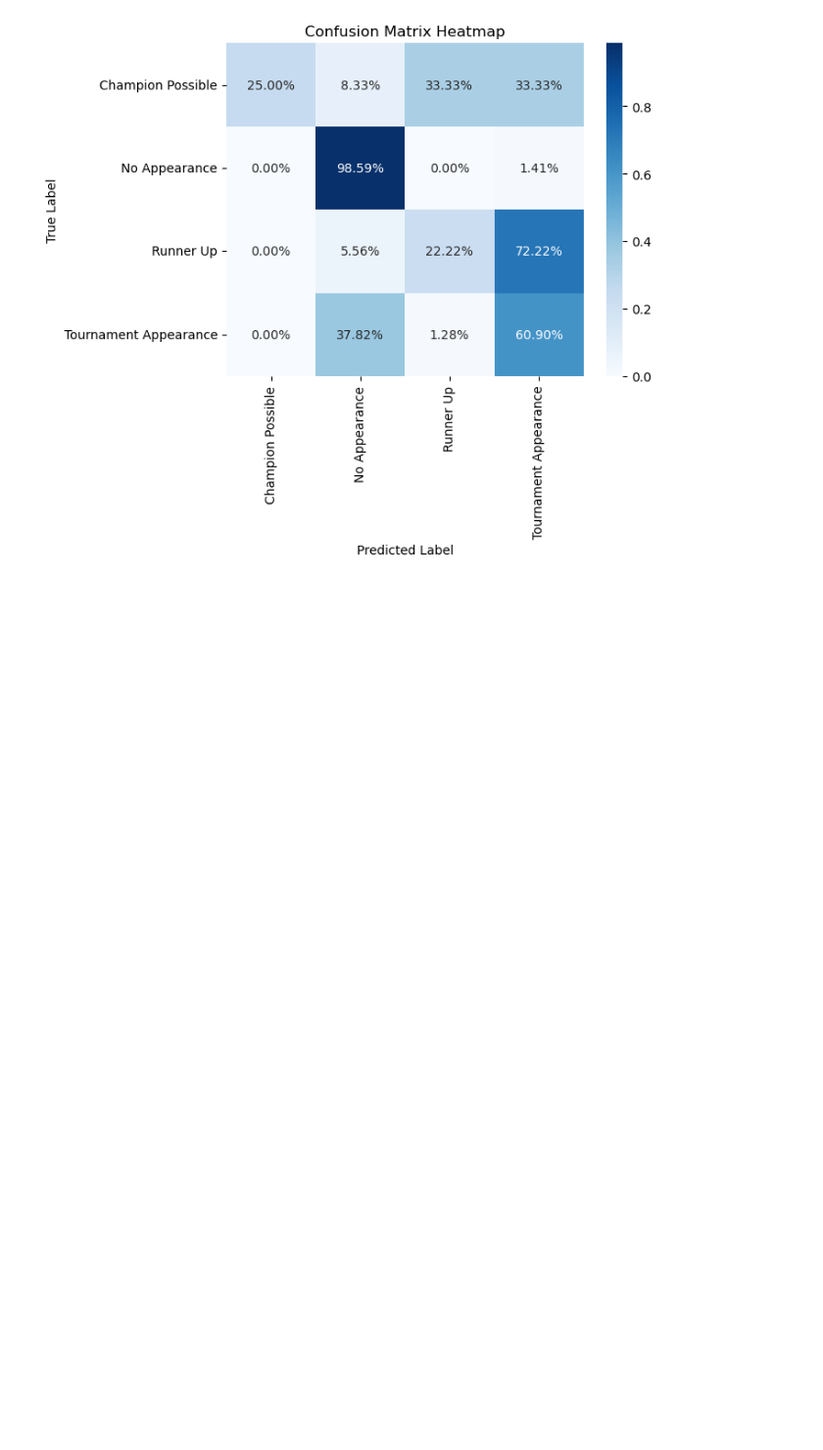
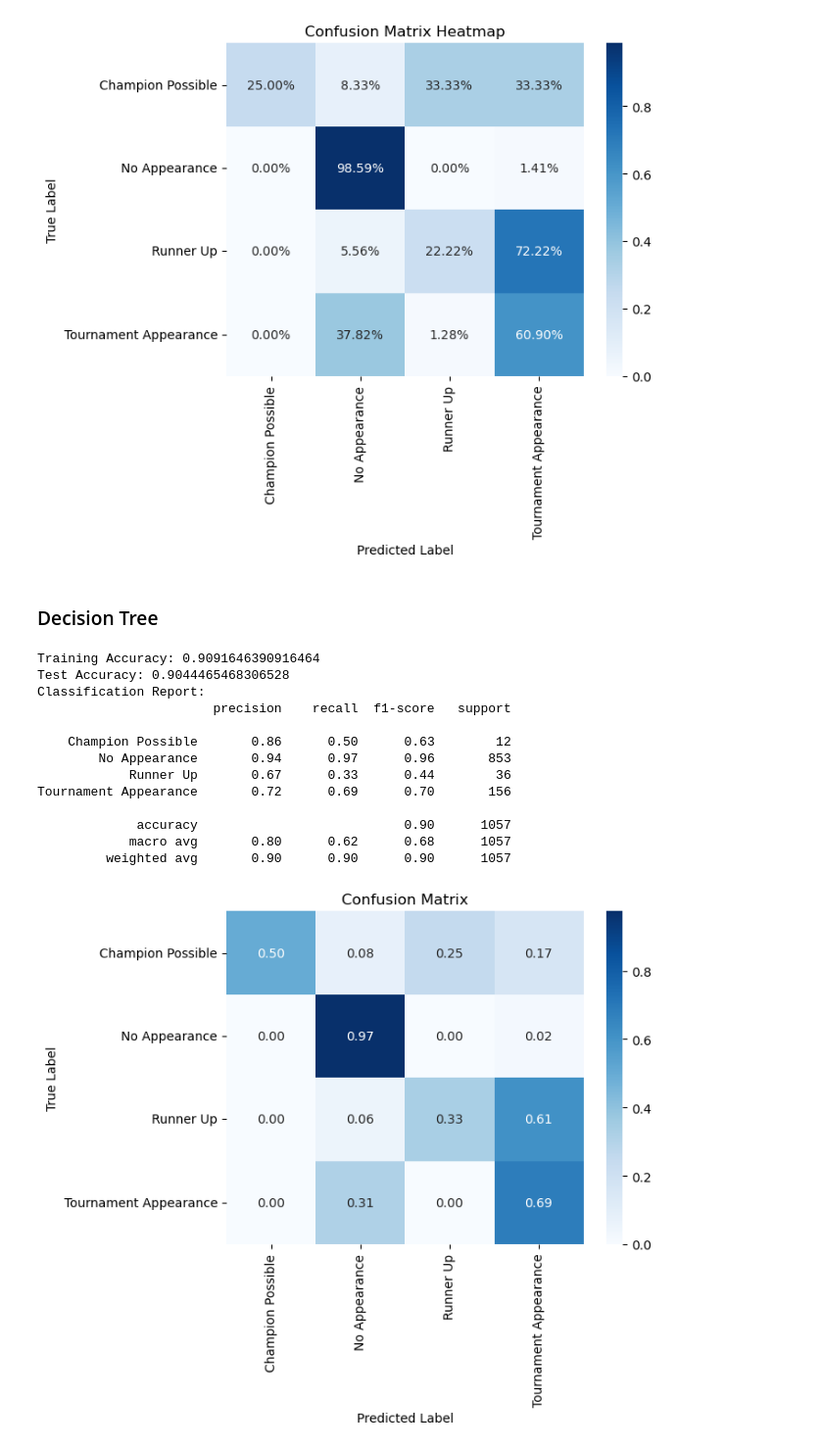
Before and after one commit to regs02/Academic_Performance_v_CBB, a Jupyter notebook: final_project.ipynb, the cells around one changed output. Shown at 98% size. Saved outputs shown, nothing was run; the diff lists cells and outputs as text; code cells hidden in the pictures; blank space fills up the shorter version.

Commit message:
added decision tree

```diff
--- a/final_project.ipynb
+++ b/final_project.ipynb
@@ -651,3 +652,50 @@ plt.ylabel('True Label')
 plt.show()
 # %% [output]
 [figure]
+# %% [markdown]
+### Decision Tree
+# %%
+X_train, X_test, y_train, y_test = train_test_split(
+    X, y, test_size=0.3, random_state=42, stratify=y
+)
+dt = DecisionTreeClassifier(
+    criterion='gini',
+    max_depth=4, #this is the best depth i got
+    random_state=42
+)
+
+dt.fit(X_train, y_train)
+y_pred = dt.predict(X_test)
+train_accuracy = dt.score(X_train, y_train)
+test_accuracy = dt.score(X_test, y_test)
+
+print("Training Accuracy:", train_accuracy)
+print("Test Accuracy:", test_accuracy)
+
+report = classification_report(y_test, y_pred, target_names=label_encoder.classes_)
+print("Classification Report:")
+print(report)
+
+cm = confusion_matrix(y_test, y_pred)
+cm_normalized = cm.astype('float') / cm.sum(axis=1)[:, np.newaxis]
+
+sns.heatmap(cm_normalized, annot=True, fmt='.2f', cmap='Blues', xticklabels=label_encoder.classes_, yticklabels=label_encoder.classes_)
+plt.title('Confusion Matrix')
+plt.xlabel('Predicted Label')
+plt.ylabel('True Label')
+plt.show()
+# %% [output]
+Training Accuracy: 0.9091646390916464
+Test Accuracy: 0.9044465468306528
+Classification Report:
+                       precision    recall  f1-score   support
+
+    Champion Possible       0.86      0.50      0.63        12
+        No Appearance       0.94      0.97      0.96       853
+            Runner Up       0.67      0.33      0.44        36
+Tournament Appearance       0.72      0.69      0.70       156
+
+             accuracy                           0.90      1057
+            macro avg       0.80      0.62      0.68      1057
+         weighted avg       0.90      0.90      0.90      1057
+[figure, added]
```
Also changed, not shown: parts of 3 cells of this notebook.
